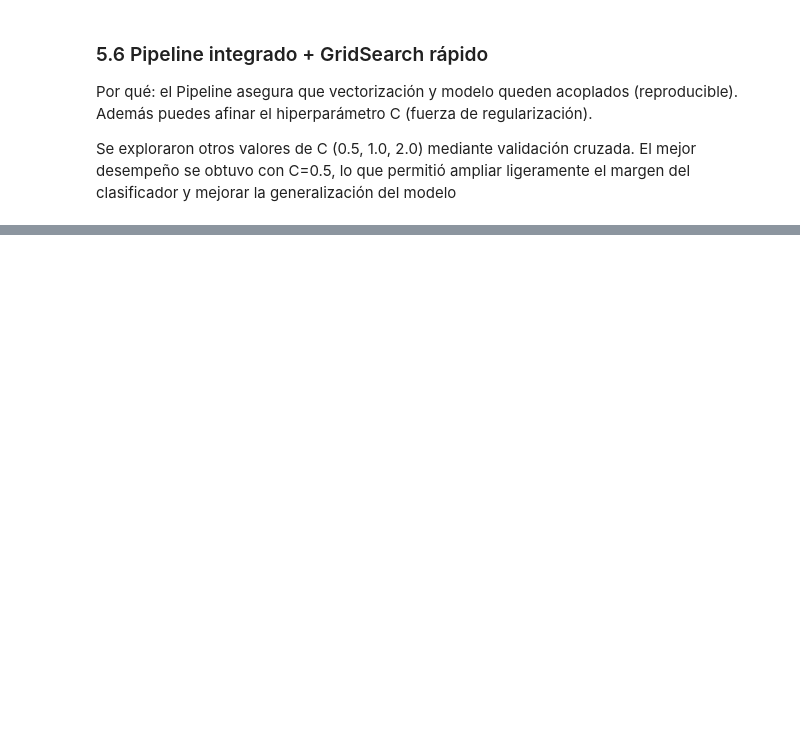
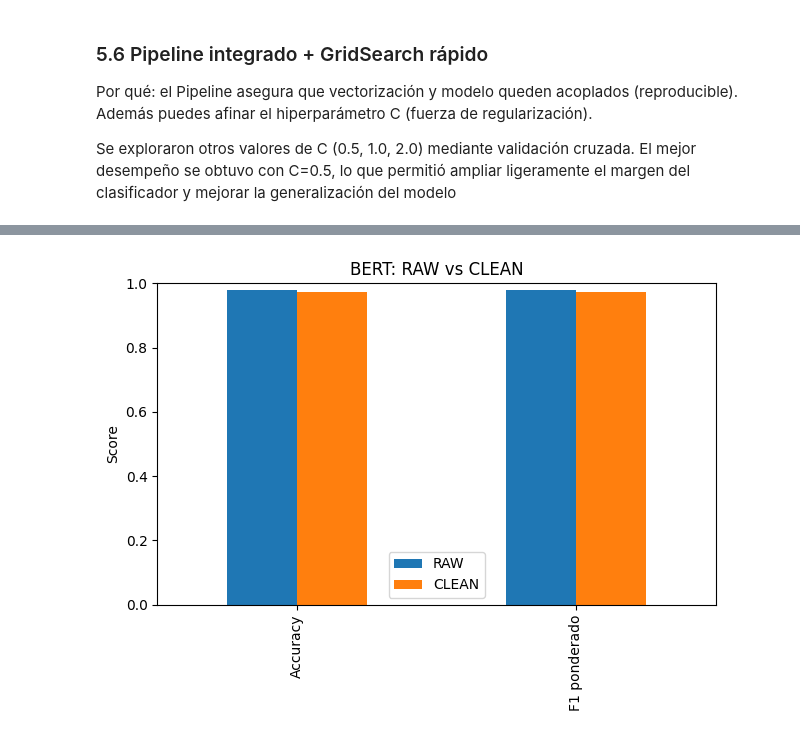
Before and after one commit to julianaduranl/GProy1E1--9, a Jupyter notebook: notebook.ipynb, the cells around one changed output, grey strips where cells are left out. Drawn from its saved outputs; the diff is of its cells as text; code cells hidden in the pictures; blank space fills up the shorter version.

Commit message:
Modelo BERT

```diff
--- a/notebook.ipynb
+++ b/notebook.ipynb
@@ -948,9 +1080,12 @@ print('label2id:', label2id)
 # %%
-# Tokenizador y preprocesamiento de entrada para BERT
-MODEL_NAME = "bert-base-multilingual-cased"  # alternativa: dccuchile/bert-base-spanish-wwm-cased
+MODEL_NAME = "dccuchile/bert-base-spanish-wwm-uncased"
+
+from transformers import AutoTokenizer
+
 tokenizer = AutoTokenizer.from_pretrained(MODEL_NAME)
 
-max_length = 256
+max_length = 192
+
 def preprocess_function(examples):
     return tokenizer(examples["text"], truncation=True, padding=False, max_length=max_length)
 
@@ -1075,0 +1238,84 @@ else:
+# %%
+from sklearn.metrics import ConfusionMatrixDisplay, classification_report
+
+def metric_or_none(metrics: dict, key: str):
+    try:
+        return float(metrics.get(key, np.nan))
+    except Exception:
+        return np.nan
+
+# Métricas resumidas
+acc_raw  = metric_or_none(metrics_raw,  'eval_accuracy')     or metric_or_none(metrics_raw,  'accuracy')
+f1w_raw  = metric_or_none(metrics_raw,  'eval_f1_weighted')  or metric_or_none(metrics_raw,  'f1_weighted')
+acc_clean= metric_or_none(metrics_clean,'eval_accuracy')     or metric_or_none(metrics_clean,'accuracy')
+f1w_clean= metric_or_none(metrics_clean,'eval_f1_weighted')  or metric_or_none(metrics_clean,'f1_weighted')
+
+df_plot = pd.DataFrame(
+    {'RAW': [acc_raw, f1w_raw],
+     'CLEAN': [acc_clean, f1w_clean]},
+    index=['Accuracy', 'F1 ponderado']
+)
+ax = df_plot.plot(kind='bar')
+ax.set_ylabel('Score')
+ax.set_title('BERT: RAW vs CLEAN')
+ax.set_ylim(0, 1.0)
+plt.tight_layout()
+plt.show()
+
+# Matriz de confusión del mejor experimento (según F1 ponderado)
+score_raw = f1w_raw if np.isfinite(f1w_raw) else -1.0
+score_clean = f1w_clean if np.isfinite(f1w_clean) else -1.0
+use_raw = score_raw >= score_clean
+
+exp_name = 'bert_raw' if use_raw else 'bert_clean'
+test_ds  = hf_test_raw if use_raw else hf_test_clean
+exp_label = 'RAW' if use_raw else 'CLEAN'
+
+# Cargar mejor modelo guardado y predecir sobre el conjunto de prueba correspondiente
+from transformers import AutoModelForSequenceClassification, AutoTokenizer, Trainer, TrainingArguments, DataCollatorWithPadding
+
+model_dir = f'./hf_models/{exp_name}'
+
+tokenizer_eval = AutoTokenizer.from_pretrained(model_dir)
+model_eval = AutoModelForSequenceClassification.from_pretrained(model_dir)
+model_eval.to(device)
+
+args_eval = TrainingArguments(
+    output_dir='./tmp_eval',
+    per_device_eval_batch_size=16,
+    report_to=[],
+    fp16=False,
+    use_mps_device=(str(device) == 'mps'),
+)
+data_collator_eval = DataCollatorWithPadding(tokenizer=tokenizer_eval)
+trainer_eval = Trainer(
+    model=model_eval,
+    args=args_eval,
+    tokenizer=tokenizer_eval,
+    data_collator=data_collator_eval,
+)
+
+preds = trainer_eval.predict(test_ds)
+y_true = np.array(test_ds['label'])
+y_pred = preds.predictions.argmax(axis=1)
+
+# Orden y etiquetas legibles (ODS originales)
+ods_order = sorted(label_id_map.keys())               # [1,3,4]
+label_order = [label_id_map[v] for v in ods_order]    # [0,1,2] según mapeo
+display_labels = [str(v) for v in ods_order]
+
+ConfusionMatrixDisplay.from_predictions(
+    y_true, y_pred,
+    labels=label_order,
+    display_labels=display_labels,
+    cmap='Blues',
+    colorbar=False
+)
+plt.title(f'Matriz de confusión - BERT {exp_label}')
+plt.tight_layout()
+plt.show()
+
+print(f'== Reporte de clasificación ({exp_label}) ==')
+print(classification_report(y_true, y_pred, target_names=display_labels, digits=3))
+# %% [output]
+[figure, added]
```
Also changed, not shown: parts of 27 cells of this notebook, 1 other file.
